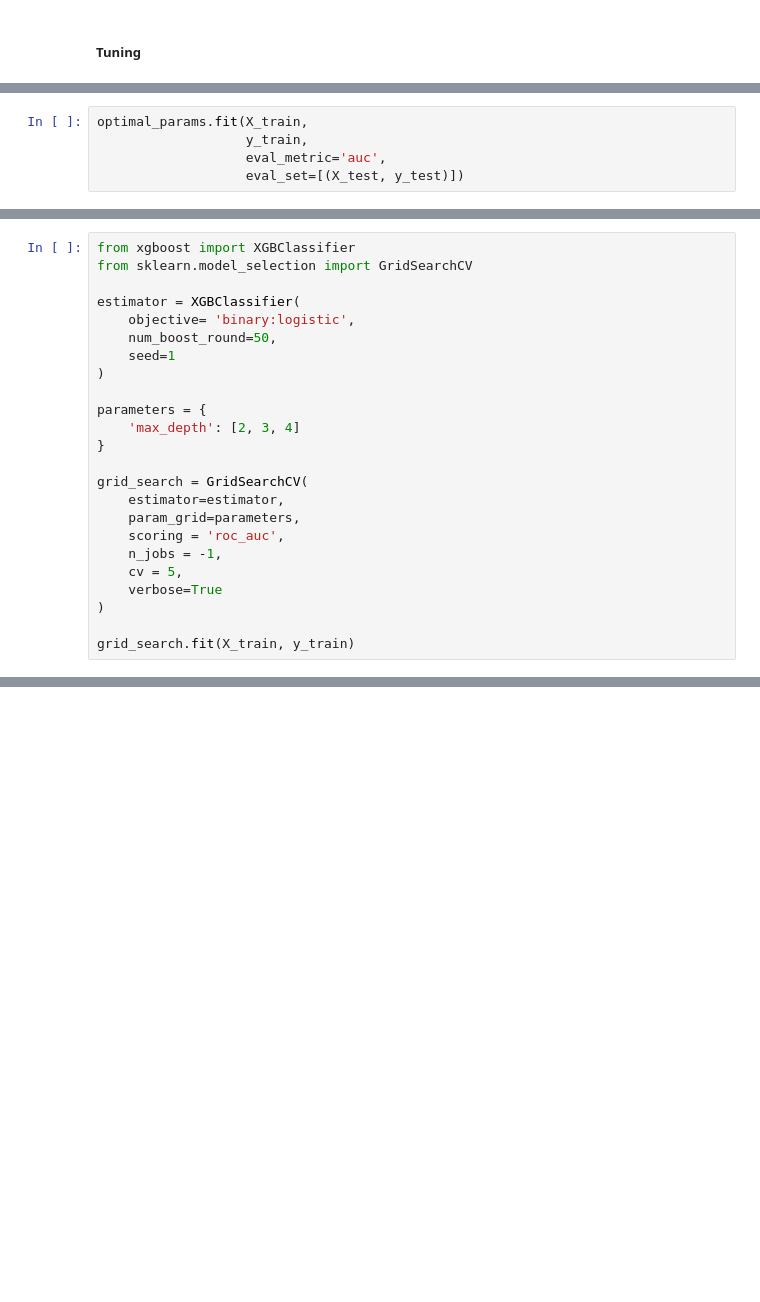
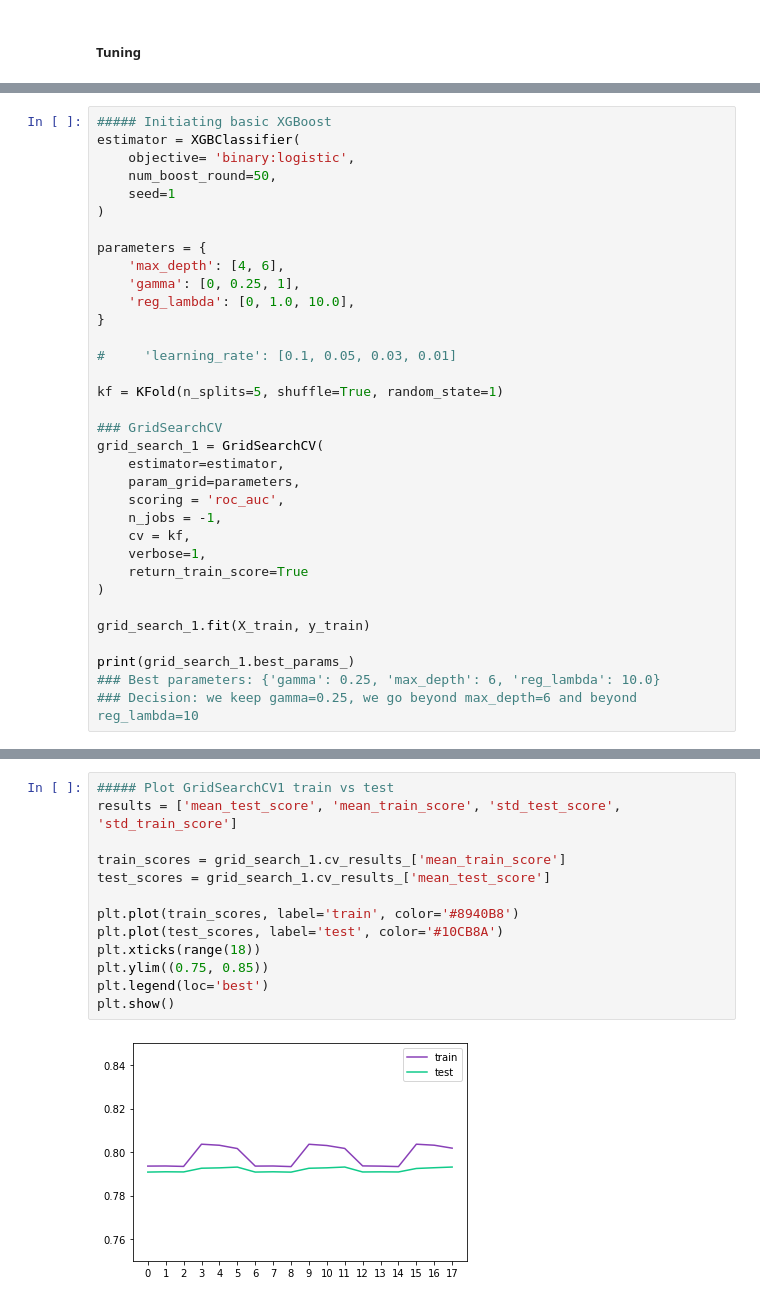
Before and after one commit to YacineHajjiDataScientist/20220814_dsProject, a Jupyter notebook: Tuning.ipynb, the cells around one changed output, grey strips where cells are left out. Drawn from its saved outputs; the diff is of its cells as text; blank space fills up the shorter version.

```diff
--- a/Tuning.ipynb
+++ b/Tuning.ipynb
@@ -227,5 +222,0 @@ optimal_params = GridSearchCV(
-# %%
-optimal_params.fit(X_train,
-                   y_train,
-                   eval_metric='auc',
-                   eval_set=[(X_test, y_test)])
@@ -234,7 +223,5 @@ print(optimal_params.best_params_)
 # %%
-from xgboost import XGBClassifier
-from sklearn.model_selection import GridSearchCV
-
+##### Initiating basic XGBoost
 estimator = XGBClassifier(
     objective= 'binary:logistic',
     num_boost_round=50,
@@ -242,17 +229,29 @@ estimator = XGBClassifier(
 )
 
 parameters = {
-    'max_depth': [2, 3, 4]
+    'max_depth': [4, 6],
+    'gamma': [0, 0.25, 1],
+    'reg_lambda': [0, 1.0, 10.0],
 }
 
-grid_search = GridSearchCV(
+#     'learning_rate': [0.1, 0.05, 0.03, 0.01]
+
+kf = KFold(n_splits=5, shuffle=True, random_state=1)
+
+### GridSearchCV
+grid_search_1 = GridSearchCV(
     estimator=estimator,
     param_grid=parameters,
     scoring = 'roc_auc',
     n_jobs = -1,
-    cv = 5,
-    verbose=True
+    cv = kf,
+    verbose=1,
+    return_train_score=True
 )
 
-grid_search.fit(X_train, y_train)
+grid_search_1.fit(X_train, y_train)
+
+print(grid_search_1.best_params_)
+### Best parameters: {'gamma': 0.25, 'max_depth': 6, 'reg_lambda': 10.0}
+### Decision: we keep gamma=0.25, we go beyond max_depth=6 and beyond reg_lambda=10
 # %% [output]
@@ -315,0 +283,15 @@ grid_search.cv_results_
+# %%
+##### Plot GridSearchCV1 train vs test
+results = ['mean_test_score', 'mean_train_score', 'std_test_score', 'std_train_score']
+
+train_scores = grid_search_1.cv_results_['mean_train_score']
+test_scores = grid_search_1.cv_results_['mean_test_score']
+
+plt.plot(train_scores, label='train', color='#8940B8')
+plt.plot(test_scores, label='test', color='#10CB8A')
+plt.xticks(range(18))
+plt.ylim((0.75, 0.85))
+plt.legend(loc='best')
+plt.show()
+# %% [output]
+[figure, added]
```
Also changed, not shown: parts of 35 cells of this notebook, 1 other file.
